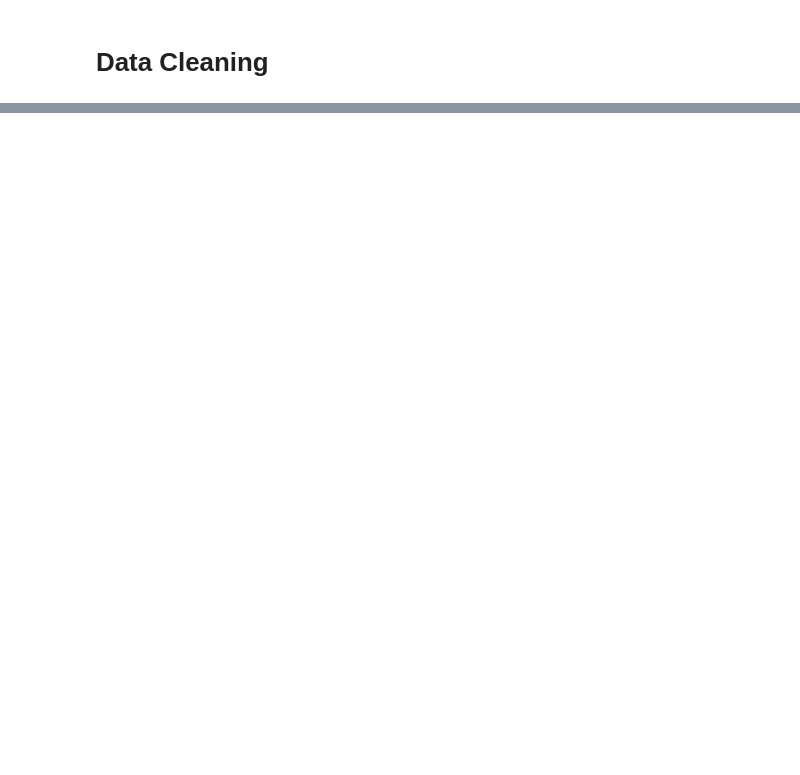
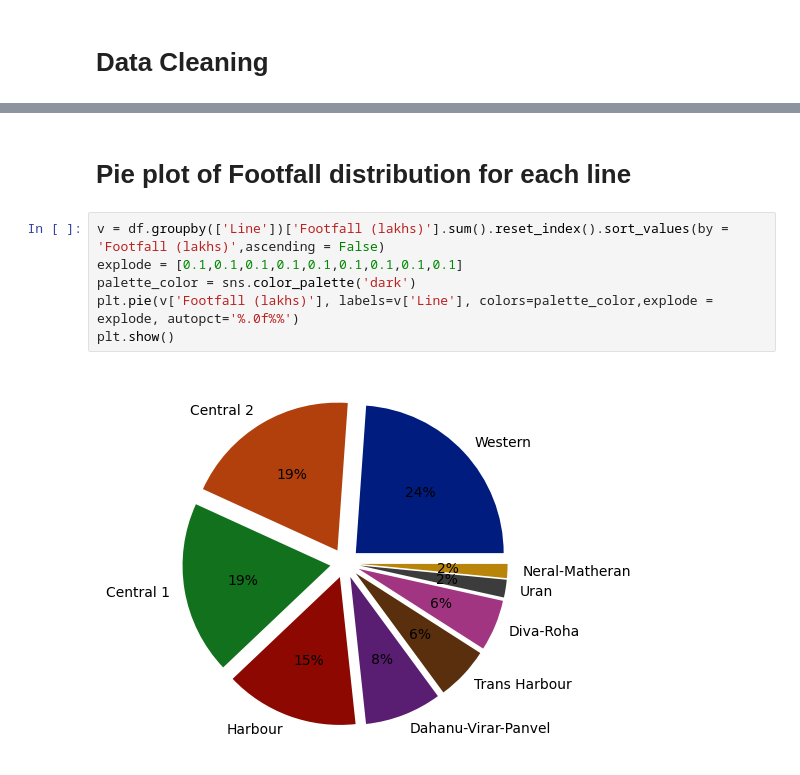
Before and after one commit to Keshav-goyal006/CnA-Project, a Jupyter notebook: CnA_final.ipynb, the cells around one changed output, grey strips where cells are left out. Saved outputs shown, nothing was run; the diff lists cells and outputs as text; blank space fills up the shorter version.

```diff
--- a/CnA_final.ipynb
+++ b/CnA_final.ipynb
@@ -73,0 +89,10 @@ df
+# %% [markdown]
+# Pie plot of Footfall distribution for each line
+# %%
+v = df.groupby(['Line'])['Footfall (lakhs)'].sum().reset_index().sort_values(by = 'Footfall (lakhs)',ascending = False)
+explode = [0.1,0.1,0.1,0.1,0.1,0.1,0.1,0.1,0.1]
+palette_color = sns.color_palette('dark')
+plt.pie(v['Footfall (lakhs)'], labels=v['Line'], colors=palette_color,explode = explode, autopct='%.0f%%')
+plt.show()
+# %% [output]
+[figure, added]
```
Also changed, not shown: parts of 40 cells of this notebook.
